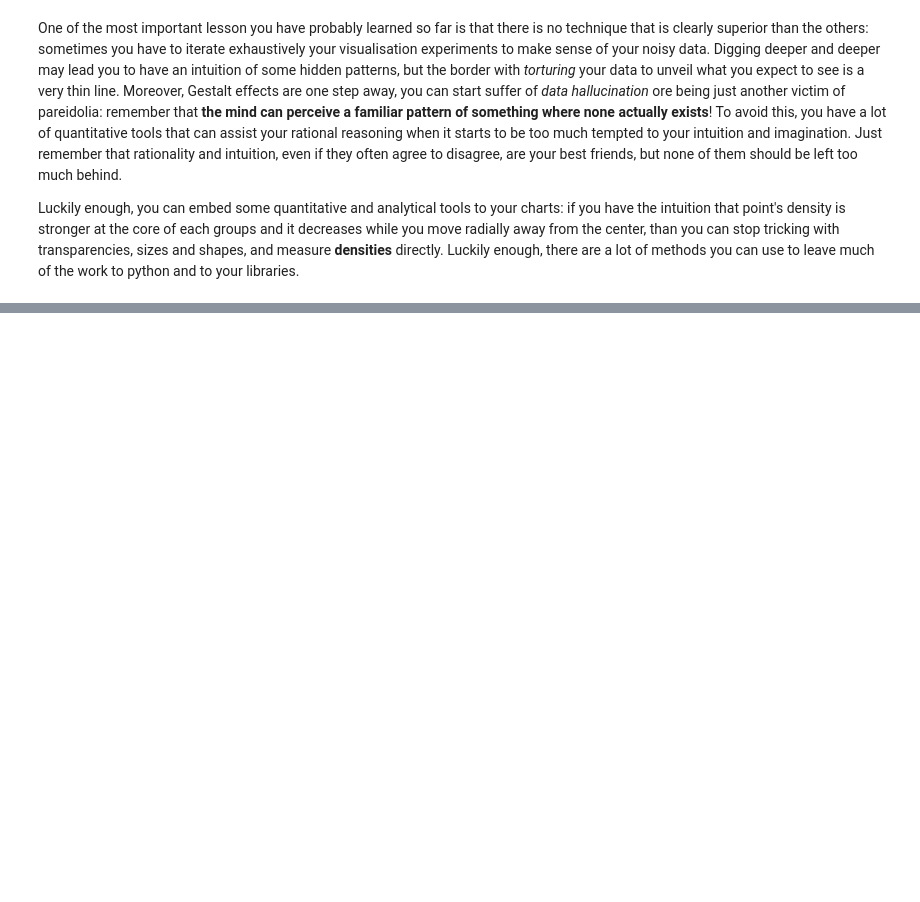
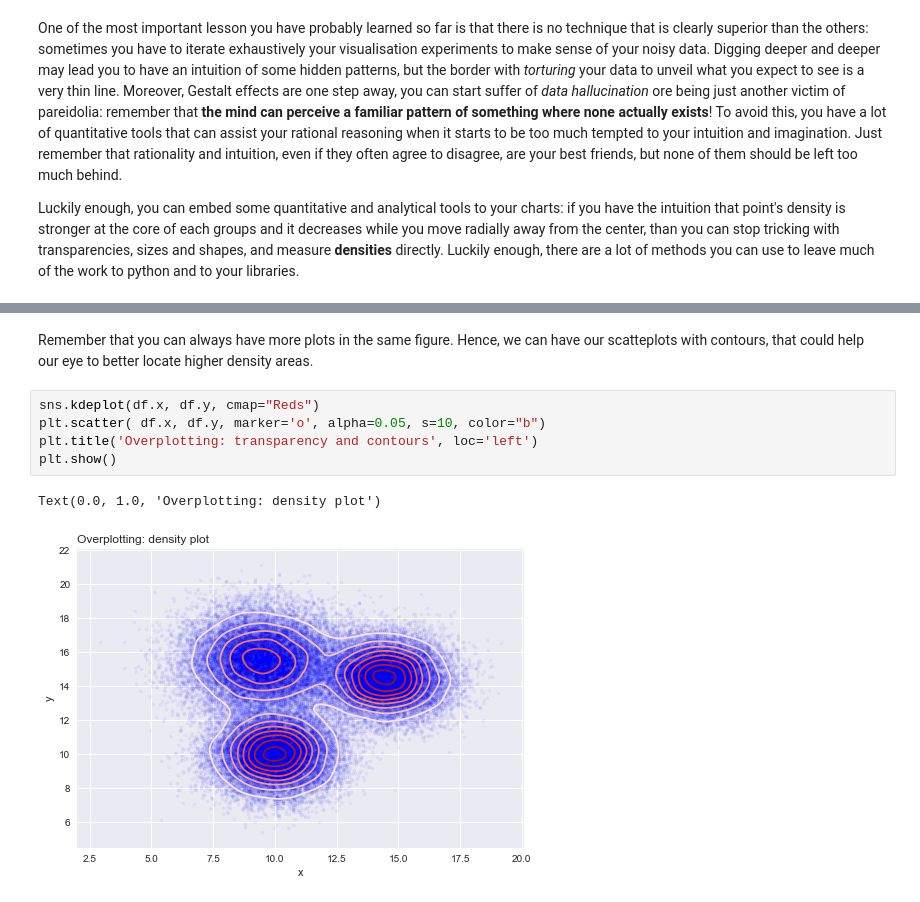
Before and after one commit to giaruffo/dataviz, a Jupyter notebook: notebooks/matplotlib05.ipynb, the cells around one changed output, grey strips where cells are left out. Drawn from its saved outputs; the diff is of its cells as text; blank space fills up the shorter version.

```diff
--- a/notebooks/matplotlib05.ipynb
+++ b/notebooks/matplotlib05.ipynb
@@ -98,0 +128,10 @@ a square or a hexagon (hexbin). You can also estimate a 2D kernel density estima
+# %% [markdown]
+Remember that you can always have more plots in the same figure. Hence, we can have our scatteplots with contours, that could help our eye to better locate higher density areas.
+# %%
+sns.kdeplot(df.x, df.y, cmap="Reds")
+plt.scatter( df.x, df.y, marker='o', alpha=0.05, s=10, color="b")
+plt.title('Overplotting: transparency and contours', loc='left')
+plt.show()
+# %% [output]
+Text(0.0, 1.0, 'Overplotting: density plot')
+[figure, added]
```
Also changed, not shown: parts of 26 cells of this notebook.
